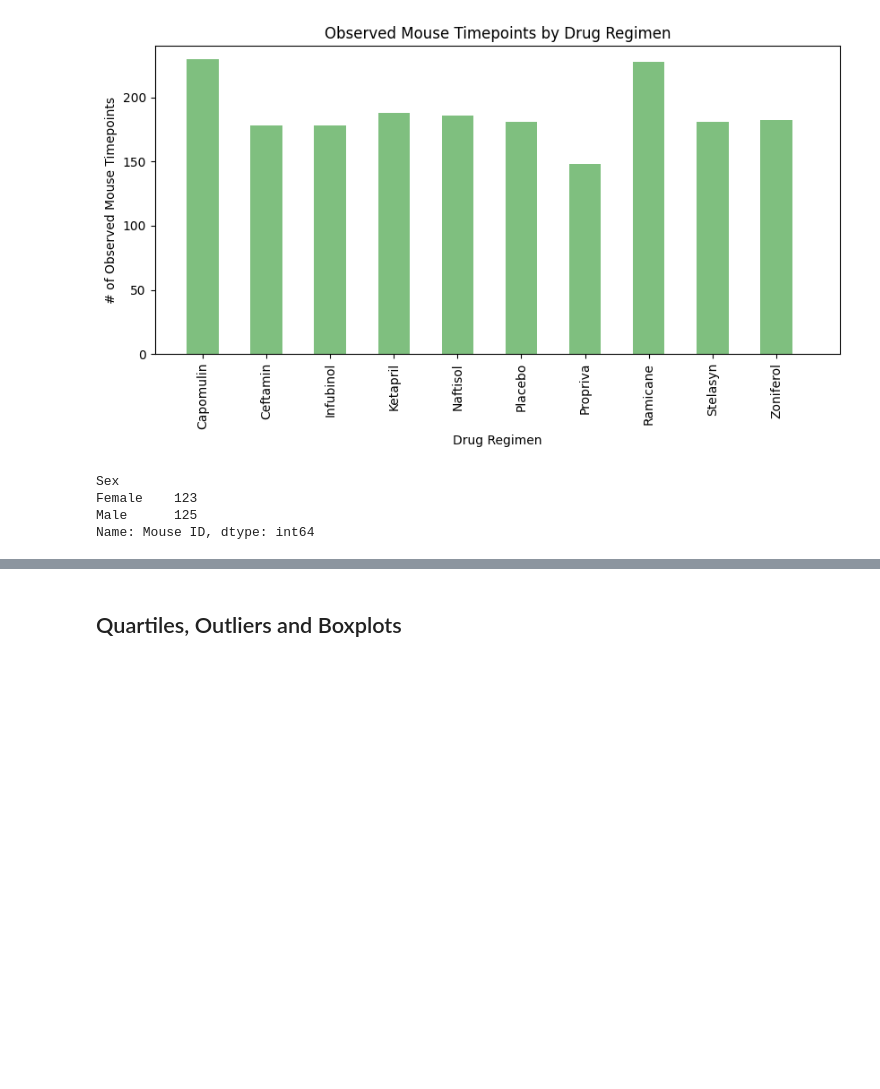
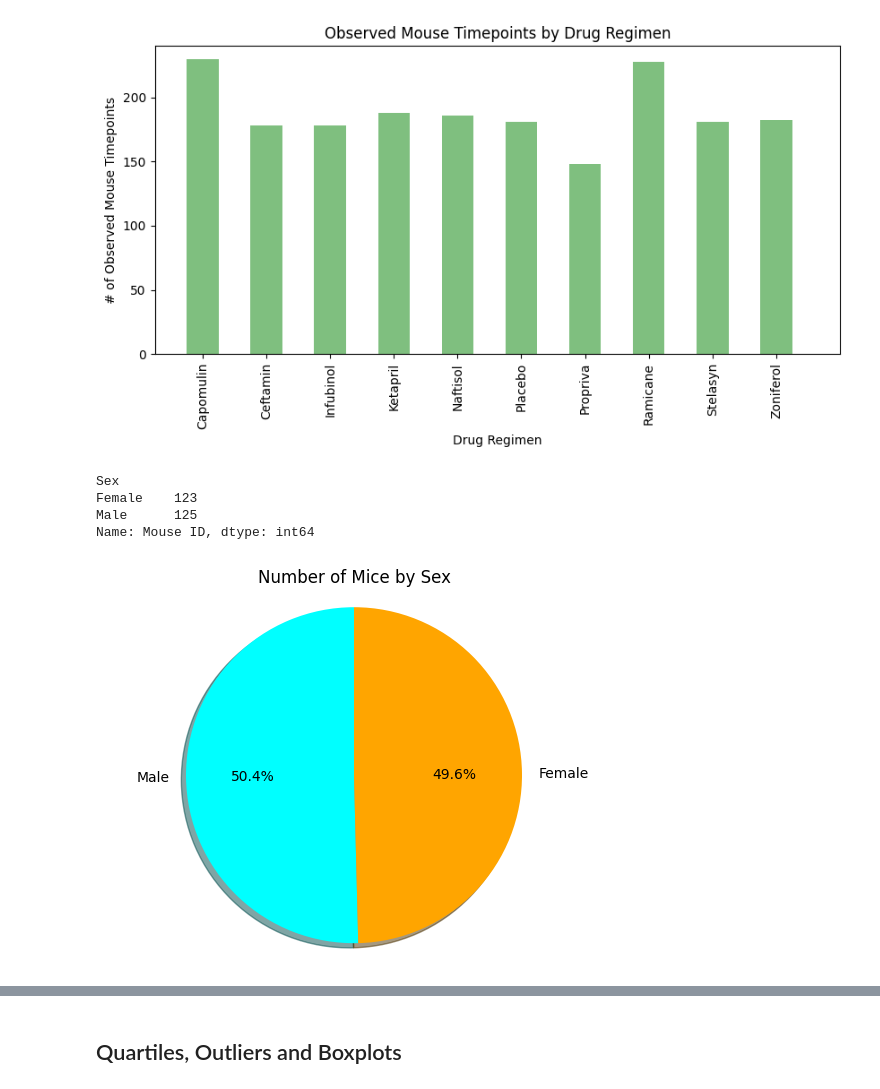
Before and after one commit to arkhanks/Pymaceuticals_Challenge_5, a Jupyter notebook: pymaceuticals_code.ipynb, the cells around one changed output, grey strips where cells are left out. Saved outputs shown, nothing was run; the diff lists cells and outputs as text; code cells hidden in the pictures; blank space fills up the shorter version.

```diff
--- a/pymaceuticals_code.ipynb
+++ b/pymaceuticals_code.ipynb
@@ -295,3 +295,16 @@ Sex
 Female    123
 Male      125
 Name: Mouse ID, dtype: int64
+# %%
+sex = ['Male', 'Female']
+number_of_mice = [125, 123]
+colors = ['aqua', 'orange']
+
+
+plt.title('Number of Mice by Sex')
+plt.pie(number_of_mice, labels=sex, colors=colors,
+        autopct="%1.1f%%", shadow = True, startangle = 90)
+plt.axis("equal")
+plt.show()
+# %% [output]
+[figure, added]
```
Also changed, not shown: parts of 3 cells of this notebook.
